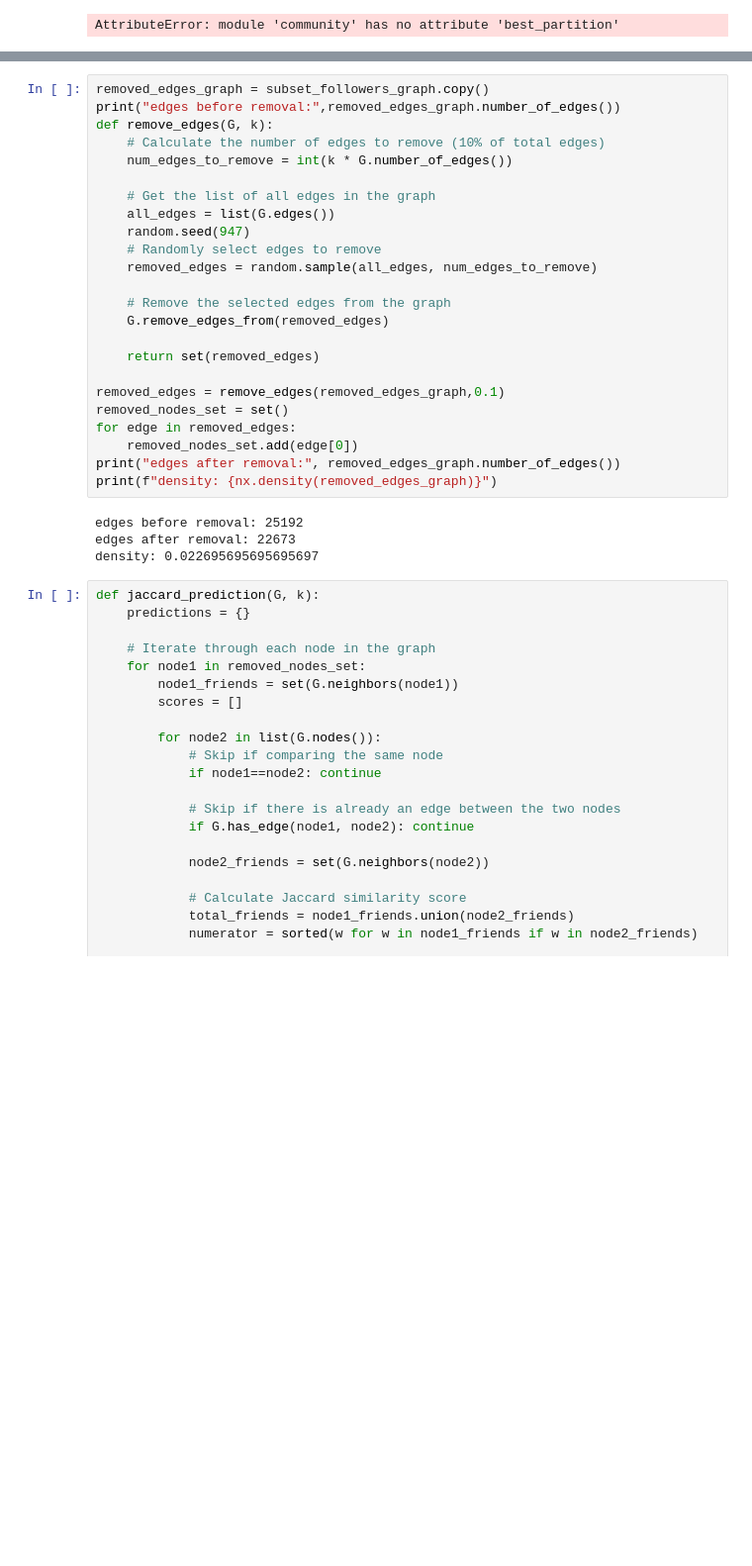
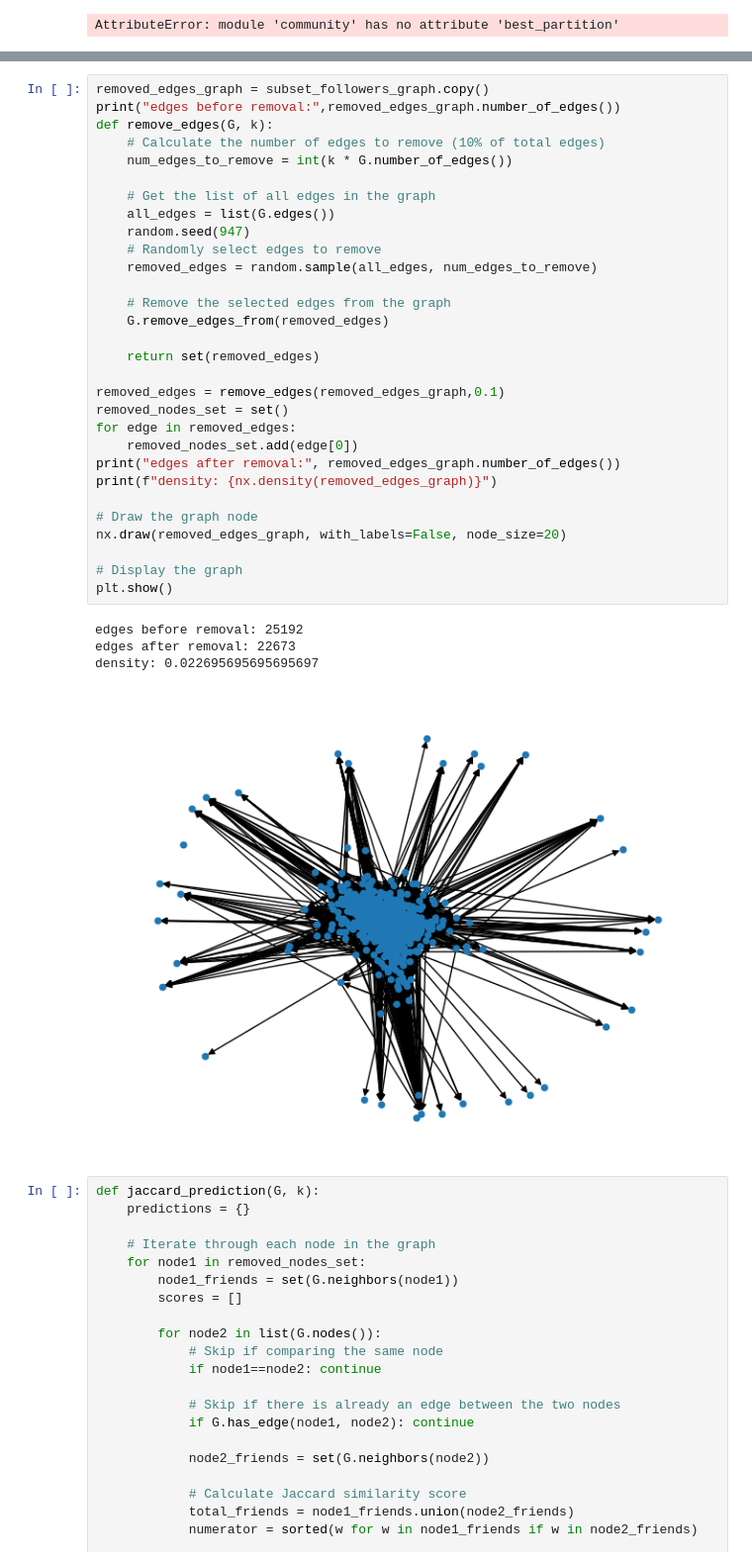
Before and after one commit to KevKoppa/CS4352-Final-Project, a Jupyter notebook: Project.ipynb, the cells around one changed output, grey strips where cells are left out. Shown: that part at 99% size. Saved outputs shown, nothing was run; the diff lists cells and outputs as text; blank space fills up the shorter version.

```diff
--- a/Project.ipynb
+++ b/Project.ipynb
@@ -102,31 +101,38 @@ ValueError: 'c' argument must be a color, a sequence of colors, or a sequence of
 # %%
 removed_edges_graph = subset_followers_graph.copy()
 print("edges before removal:",removed_edges_graph.number_of_edges())
 def remove_edges(G, k):
     # Calculate the number of edges to remove (10% of total edges)
     num_edges_to_remove = int(k * G.number_of_edges())
 
     # Get the list of all edges in the graph
     all_edges = list(G.edges())
     random.seed(947)
     # Randomly select edges to remove
     removed_edges = random.sample(all_edges, num_edges_to_remove)
 
     # Remove the selected edges from the graph
     G.remove_edges_from(removed_edges)
 
     return set(removed_edges)
 
 removed_edges = remove_edges(removed_edges_graph,0.1)
 removed_nodes_set = set()
 for edge in removed_edges:
     removed_nodes_set.add(edge[0])
 print("edges after removal:", removed_edges_graph.number_of_edges())
 print(f"density: {nx.density(removed_edges_graph)}")
+
+# Draw the graph node
+nx.draw(removed_edges_graph, with_labels=False, node_size=20)
+
+# Display the graph
+plt.show()
 # %% [output]
 edges before removal: 25192
 edges after removal: 22673
 density: 0.022695695695695697
+[figure, added]
 # %%
 def jaccard_prediction(G, k):
     predictions = {}
```
Also changed, not shown: parts of 1 cell of this notebook.
